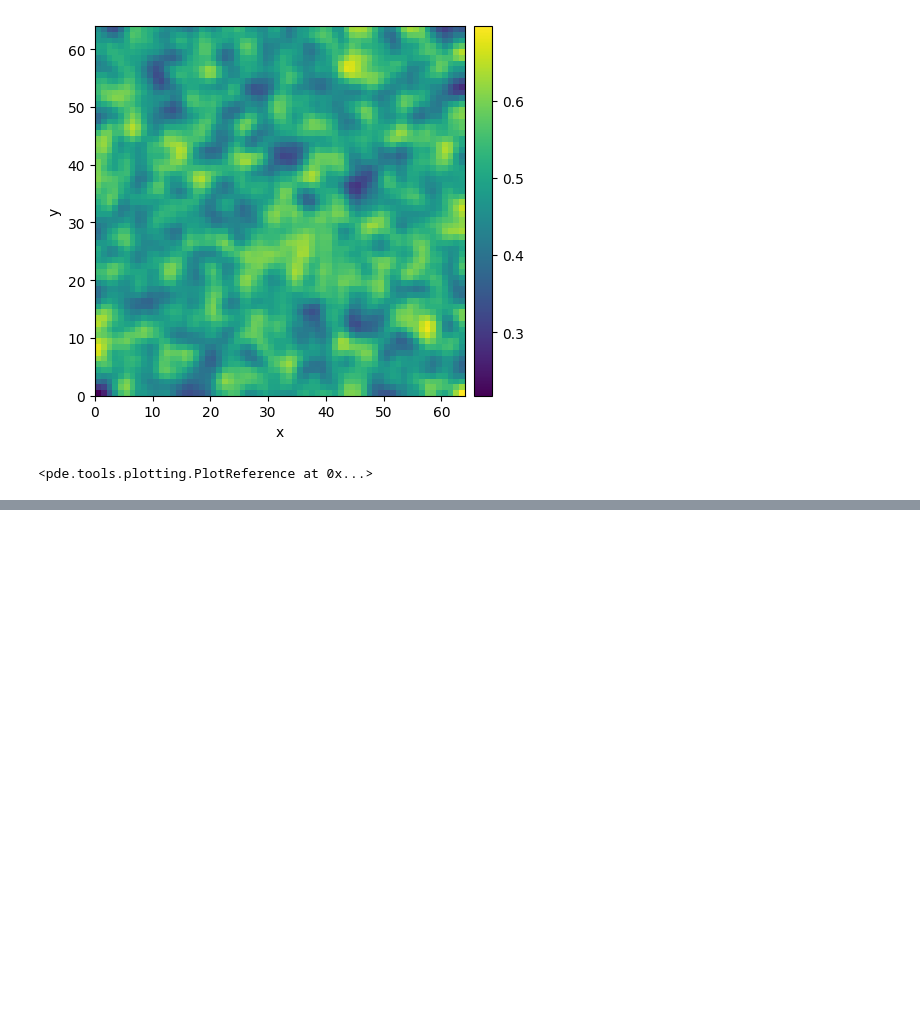
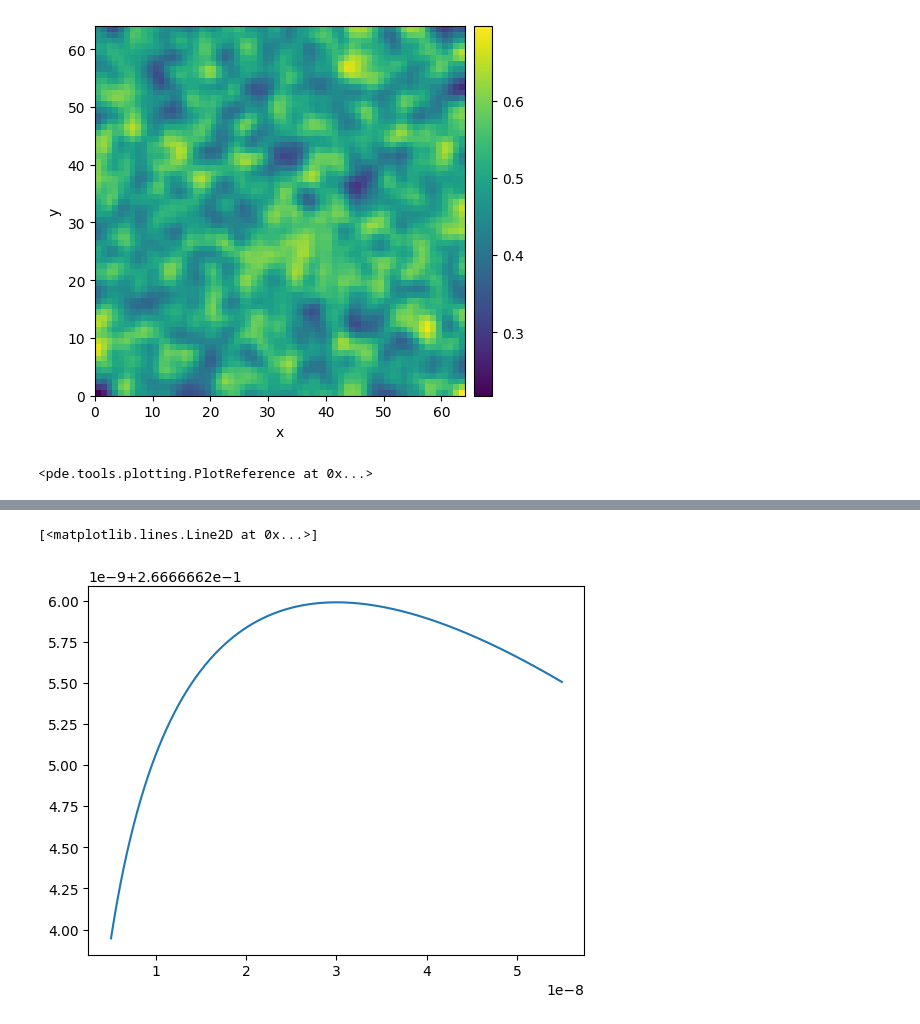
Before and after one commit to Nik0k01/Krystalizaccja-Caco3, a Jupyter notebook: krystalizacja.ipynb, the cells around one changed output, grey strips where cells are left out. Saved outputs shown, nothing was run; the diff lists cells and outputs as text; code cells hidden in the pictures; blank space fills up the shorter version.

```diff
--- a/krystalizacja.ipynb
+++ b/krystalizacja.ipynb
@@ -33,0 +88,9 @@ result.plot()
+# %%
+import math
+a = 8e-9
+b = 30e-9
+f_gamma = L ** a * np.exp((-a * L) / b) / math.gamma(a + 1) / (b / a) ** (a + 1)
+plt.plot(L, f_gamma)
+# %% [output]
+[<matplotlib.lines.Line2D at 0x...>]
+[figure, added]
```
Also changed, not shown: parts of 8 cells of this notebook, 2 other files.
